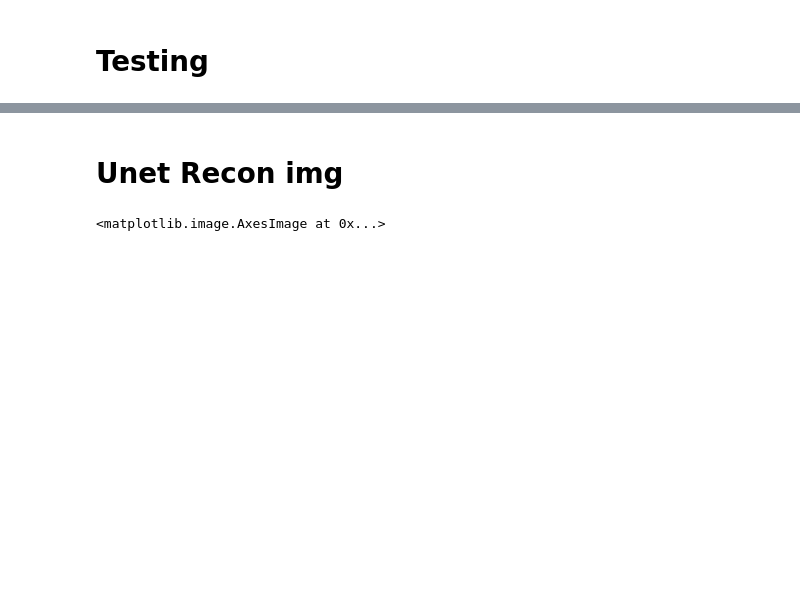
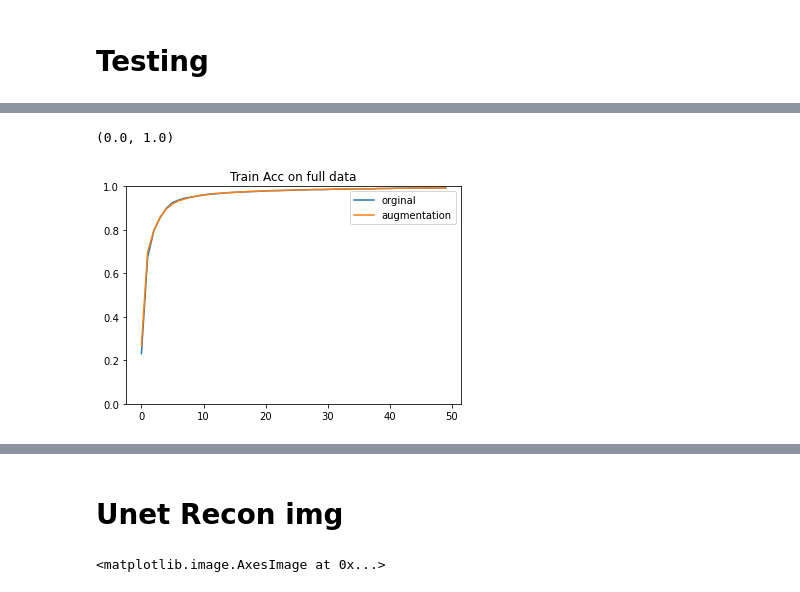
Before and after one commit to bochendong/Data-Augmentation-Optimization, a Jupyter notebook: Unet_mnist/Full_data/Train_interact.ipynb, the cells around one changed output, grey strips where cells are left out. Cells and saved outputs as stored; diff of their text form; code cells hidden in the pictures; blank space fills up the shorter version.

```diff
--- a/Unet_mnist/Full_data/Train_interact.ipynb
+++ b/Unet_mnist/Full_data/Train_interact.ipynb
@@ -370,20 +397,38 @@ def erode_images(images):
     eroded_images_np = np.array(eroded_images)
     return torch.tensor(eroded_images_np).unsqueeze(1).cuda()
 
+vgg = models.vgg16(pretrained=True).features.eval().cuda()
+
+# Function to extract features for a batch of images using the VGG model
+def extract_features(images):
+    with torch.no_grad():
+        features = vgg(images)
+    return features.view(images.size(0), -1)
+
 def find_nearest_neighbor(images, target_labels, target_label, eroded_images, synthetic_target_digits):
-    target_images = eroded_images * 0.2 + synthetic_target_digits * 0.8
+    target_images = eroded_images * 0.15 + synthetic_target_digits * 0.85
     target_images = target_images[target_labels == target_label]
 
+    # Convert the MNIST images to 3-channel format for VGG model
+    images_3channel = images.repeat(1, 3, 1, 1)
+    target_images_3channel = target_images.repeat(1, 3, 1, 1)
+
+    # Extract features for input images and target_images
+    input_features = extract_features(images_3channel)
+    target_features = extract_features(target_images_3channel)
+
+    # Compute distances between input_features and target_features
+    input_features_expanded = input_features.unsqueeze(1)
+    target_features_expanded = target_features.unsqueeze(0)
+
     # Compute distances between input images and target_images
-    input_images_expanded = images.unsqueeze(1)
-    target_images_expanded = target_images.unsqueeze(0)
-    distances = (input_images_expanded - target_images_expanded).view(images.size(0), target_images.size(0), -1).norm(dim=2)
+    distances = (input_features_expanded - target_features_expanded).view(images.size(0), target_images.size(0), -1).norm(dim=2)
 
     # Find the index of the input image with the smallest distance to the selected target_image
     min_distances, min_indices = distances.min(dim=1)
     closest_input_image_index = min_indices[min_distances.argmin()]
 
-    return images[closest_input_image_index]
+    return target_images[min_indices[closest_input_image_index]]
 
 
 def compare_histograms(images1, images2, images3, epoch, i):
@@ -553,8 +598,8 @@ optimizer = torch.optim.Adam(dnn_model.parameters(), lr=1e-5)
 
 
 # Training loop for the new classifier
-acc_history = []
-test_acc_history = []
+acc_history_1 = []
+test_acc_history_1 = []
 for epoch in range(dnn_epoch):
     total_correct = 0
     total = 0
@@ -578,6 +623,6 @@ for epoch in range(dnn_epoch):
 
     if((epoch + 1 )% 10 == 0):
         print("e:", epoch, 'acc:',acc_history[-1], 'test_acc:', test_acc_history[-1])
-    acc_history.append(total_correct / total)
-    test_acc_history.append(dnn_test(dnn_model, test_loader)[0])
+    acc_history_1.append(total_correct / total)
+    test_acc_history_1.append(dnn_test(dnn_model, test_loader)[0])
 # %% [output]
@@ -596,0 +642,9 @@ plt.ylim(0, 1)
+# %%
+plt.plot(range(0, dnn_epoch), acc_history)
+plt.plot(range(0, dnn_epoch), acc_history_1)
+plt.title("Train Acc on full data")
+plt.legend(['orginal', 'augmentation'])
+plt.ylim(0, 1)
+# %% [output]
+(0.0, 1.0)
+[figure, added]
```
Also changed, not shown: parts of 14 cells of this notebook.
